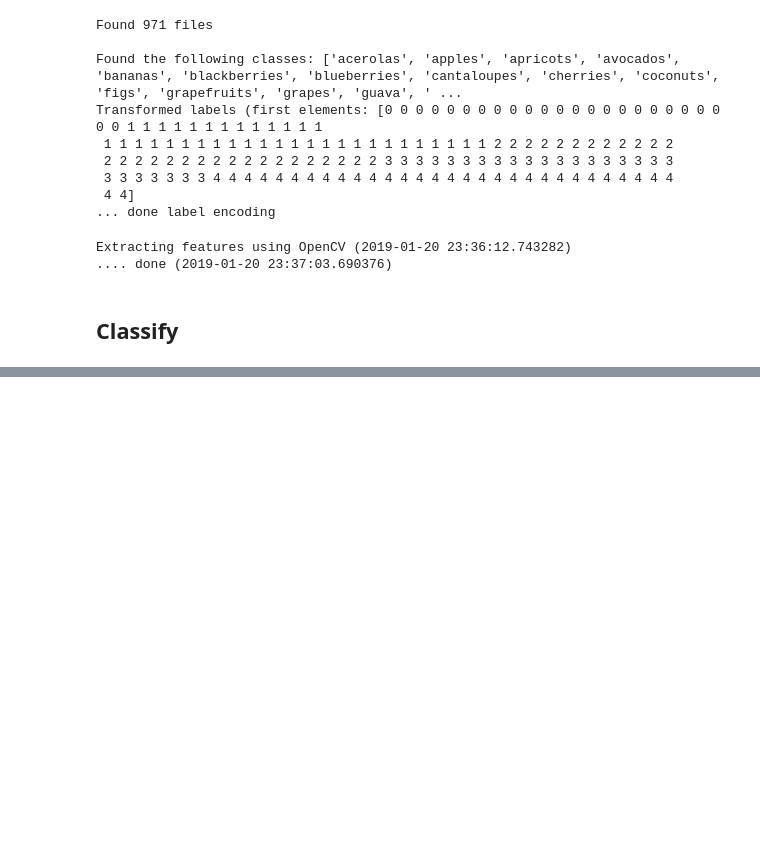
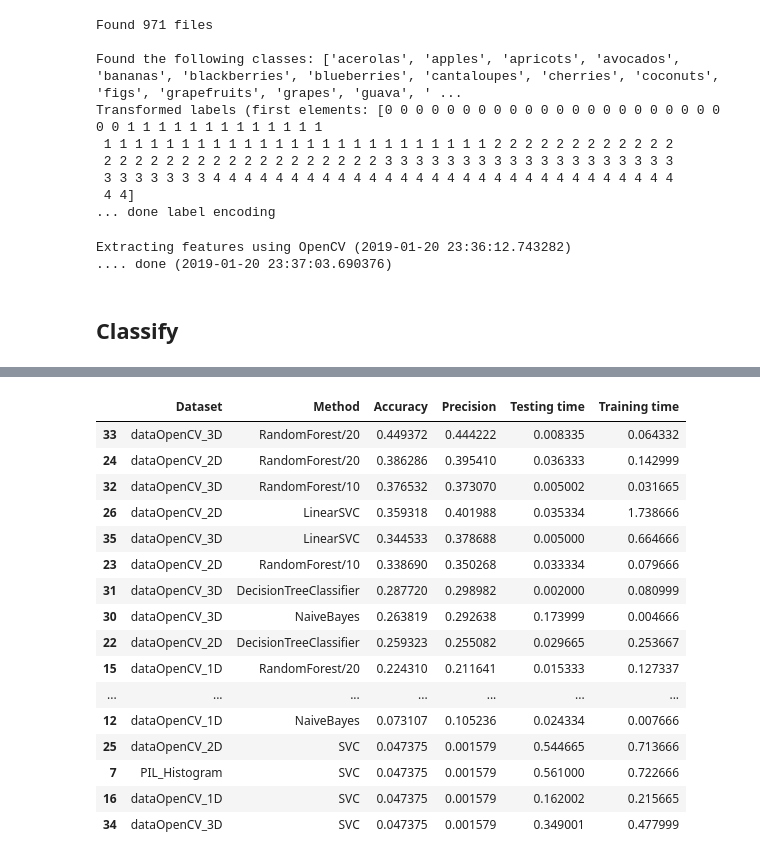
Before and after one commit to LariscusObscurus/MachineLearning, a Jupyter notebook: Exercise4/Exercise4.ipynb, the cells around one changed output, grey strips where cells are left out. Saved outputs shown, nothing was run; the diff lists cells and outputs as text; code cells hidden in the pictures; blank space fills up the shorter version.

```diff
--- a/Exercise4/Exercise4.ipynb
+++ b/Exercise4/Exercise4.ipynb
@@ -250,0 +239,20 @@ pd.DataFrame(results)
+# %%
+df.sort_values('Accuracy',ascending=False)
+# %% [output]
+|  | Dataset | Method | Accuracy | Precision | Testing time | Training time |
+| 33 | dataOpenCV_3D | RandomForest/20 | 0.449372 | 0.444222 | 0.008335 | 0.064332 |
+| 24 | dataOpenCV_2D | RandomForest/20 | 0.386286 | 0.395410 | 0.036333 | 0.142999 |
+| 32 | dataOpenCV_3D | RandomForest/10 | 0.376532 | 0.373070 | 0.005002 | 0.031665 |
+| 26 | dataOpenCV_2D | LinearSVC | 0.359318 | 0.401988 | 0.035334 | 1.738666 |
+| 35 | dataOpenCV_3D | LinearSVC | 0.344533 | 0.378688 | 0.005000 | 0.664666 |
+| 23 | dataOpenCV_2D | RandomForest/10 | 0.338690 | 0.350268 | 0.033334 | 0.079666 |
+| 31 | dataOpenCV_3D | DecisionTreeClassifier | 0.287720 | 0.298982 | 0.002000 | 0.080999 |
+| 30 | dataOpenCV_3D | NaiveBayes | 0.263819 | 0.292638 | 0.173999 | 0.004666 |
+| 22 | dataOpenCV_2D | DecisionTreeClassifier | 0.259323 | 0.255082 | 0.029665 | 0.253667 |
+| 15 | dataOpenCV_1D | RandomForest/20 | 0.224310 | 0.211641 | 0.015333 | 0.127337 |
+| ... | ... | ... | ... | ... | ... | ... |
+| 12 | dataOpenCV_1D | NaiveBayes | 0.073107 | 0.105236 | 0.024334 | 0.007666 |
+| 25 | dataOpenCV_2D | SVC | 0.047375 | 0.001579 | 0.544665 | 0.713666 |
+| 7 | PIL_Histogram | SVC | 0.047375 | 0.001579 | 0.561000 | 0.722666 |
+| 16 | dataOpenCV_1D | SVC | 0.047375 | 0.001579 | 0.162002 | 0.215665 |
+| 34 | dataOpenCV_3D | SVC | 0.047375 | 0.001579 | 0.349001 | 0.477999 |
```
Also changed, not shown: parts of 2 cells of this notebook.
